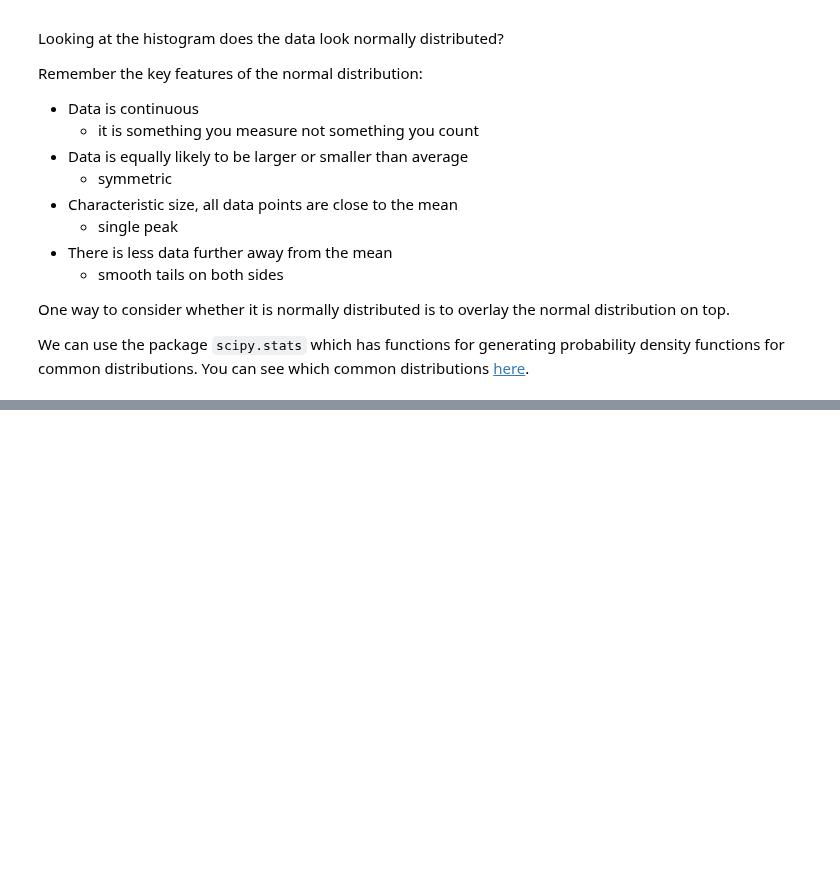
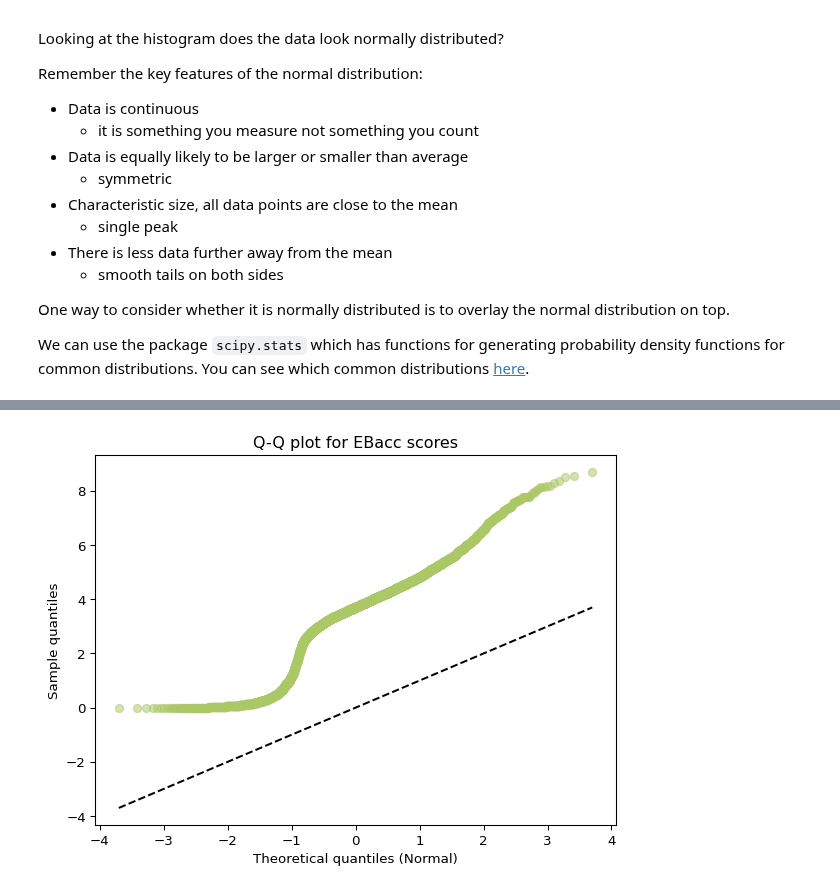
Before and after one commit to huanfachen/QM, a Jupyter notebook: sessions/week2_practical.ipynb, the cells around one changed output, grey strips where cells are left out. Cells and saved outputs as stored; diff of their text form; code cells hidden in the pictures; blank space fills up the shorter version.

```diff
--- a/sessions/week2_practical.ipynb
+++ b/sessions/week2_practical.ipynb
@@ -210,0 +324,24 @@ color is redundantly defined by the 'color' keyword argument and the fmt string
+# %%
+# Drop missing values
+data = df['EBACCAPS'].dropna().values
+n = len(data)
+
+# Sort the sample data
+sample_quantiles = np.sort(data)
+
+# Compute plotting positions (probabilities)
+p = (np.arange(1, n+1) - 0.5) / n
+
+# Compute theoretical quantiles from standard normal
+theoretical_quantiles = sps.norm.ppf(p)
+
+# Plot
+plt.scatter(theoretical_quantiles, sample_quantiles, alpha=0.5, color='#abc766')
+plt.plot(theoretical_quantiles, theoretical_quantiles, color='black', linestyle='--')  # reference line
+plt.title("Q-Q plot for EBacc scores")
+plt.xlabel("Theoretical quantiles (Normal)")
+plt.ylabel("Sample quantiles")
+
+plt.show()
+# %% [output]
+[figure, added]
```
Also changed, not shown: parts of 36 cells of this notebook, 49 other files.
